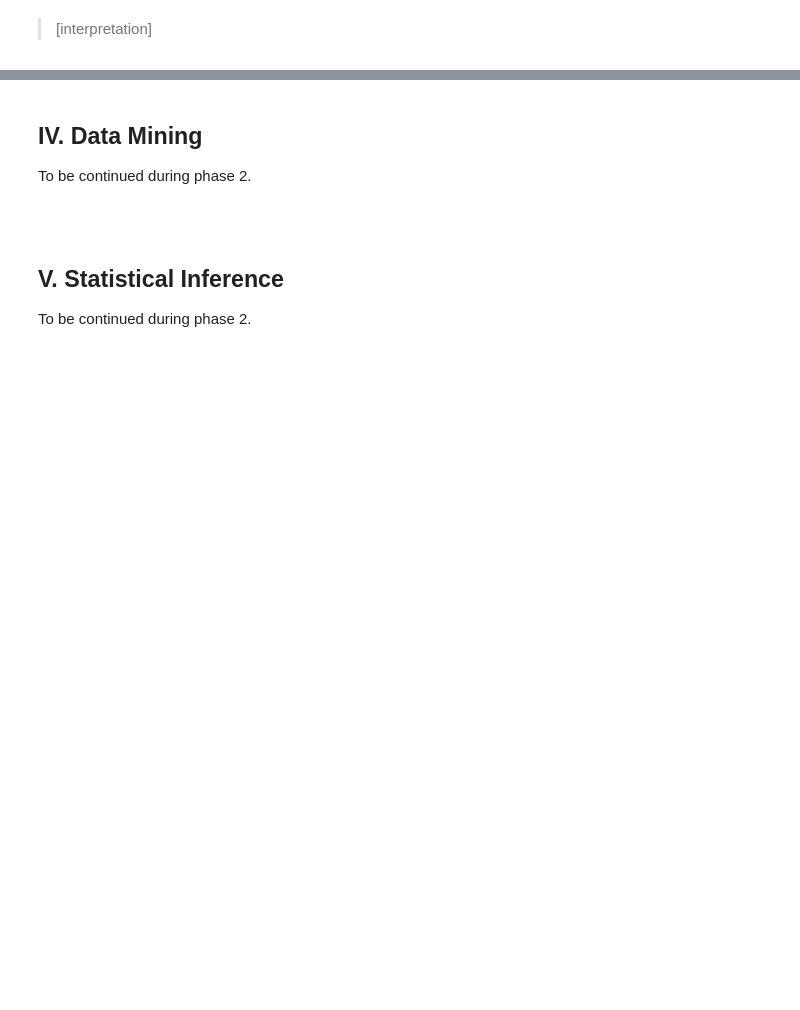
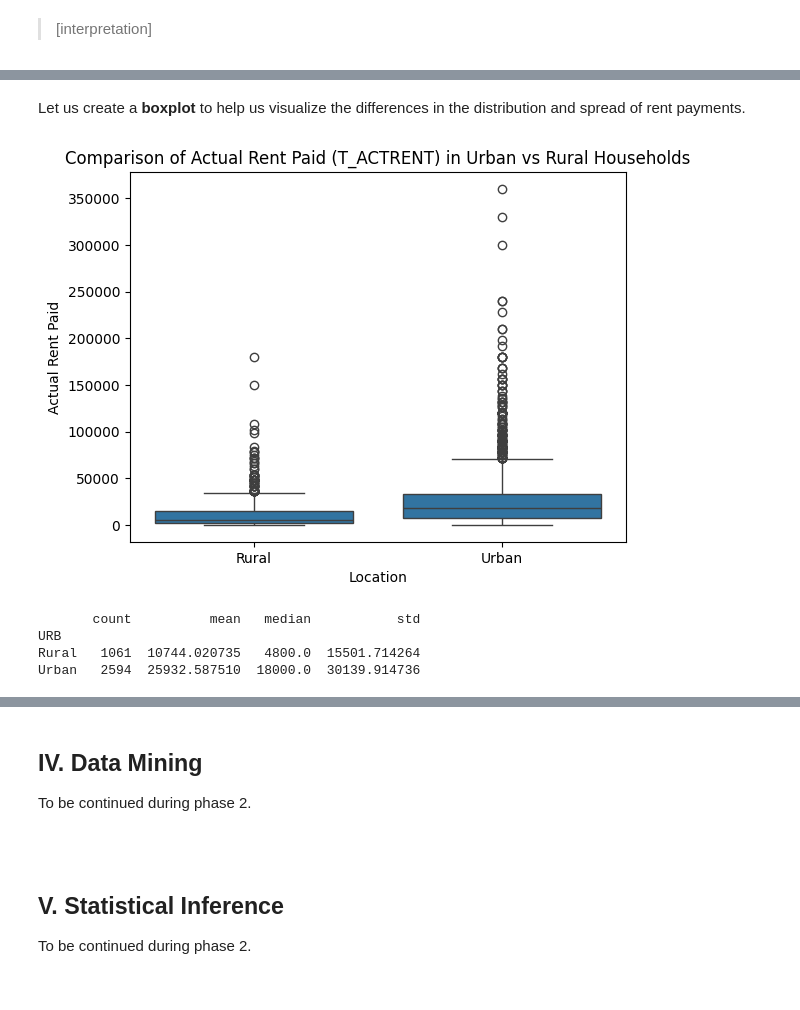
Before and after one commit to qu1r0ra/psa-dataset-analysis, a Jupyter notebook: fie-analysis.ipynb, the cells around one changed output, grey strips where cells are left out. Saved outputs shown, nothing was run; the diff lists cells and outputs as text; code cells hidden in the pictures; blank space fills up the shorter version.

```diff
--- a/fie-analysis.ipynb
+++ b/fie-analysis.ipynb
@@ -986,0 +1119,3 @@ KeyError: "['TENURE'] not in index"
+# %%
+rent_values = housing_df[housing_df['T_ACTRENT'] > 0]
+rent_values.head()
@@ -986,0 +1129,25 @@ KeyError: "['TENURE'] not in index"
+# %% [markdown]
+Let us create a **boxplot** to help us visualize the differences in the distribution and spread of rent payments.
+# %%
+sns.boxplot(data=rent_values, x='URB', y='T_ACTRENT')
+plt.title('Comparison of Actual Rent Paid (T_ACTRENT) in Urban vs Rural Households')
+plt.xlabel('Location')
+plt.ylabel('Actual Rent Paid')
+plt.show()
+
+summary_stats = rent_values.groupby('URB')['T_ACTRENT'].agg(
+    count='count',
+    mean='mean',
+    median='median',
+    std='std',
+    min='min',
+    max='max'
+)
+
+print(summary_stats)
+# %% [output]
+[figure, added]
+       count          mean   median           std
+URB
+Rural   1061  10744.020735   4800.0  15501.714264
+Urban   2594  25932.587510  18000.0  30139.914736
```
Also changed, not shown: parts of 24 cells of this notebook.
